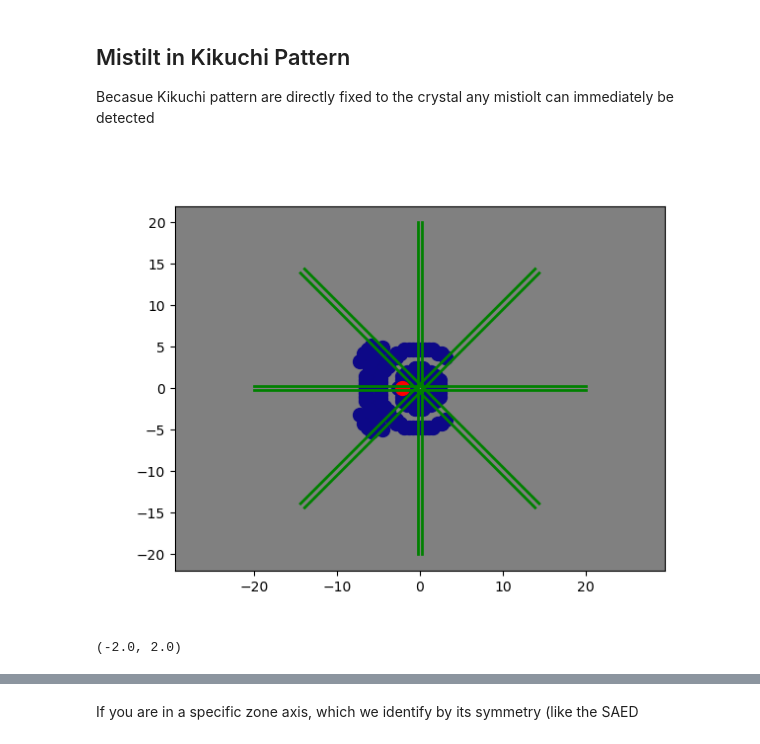
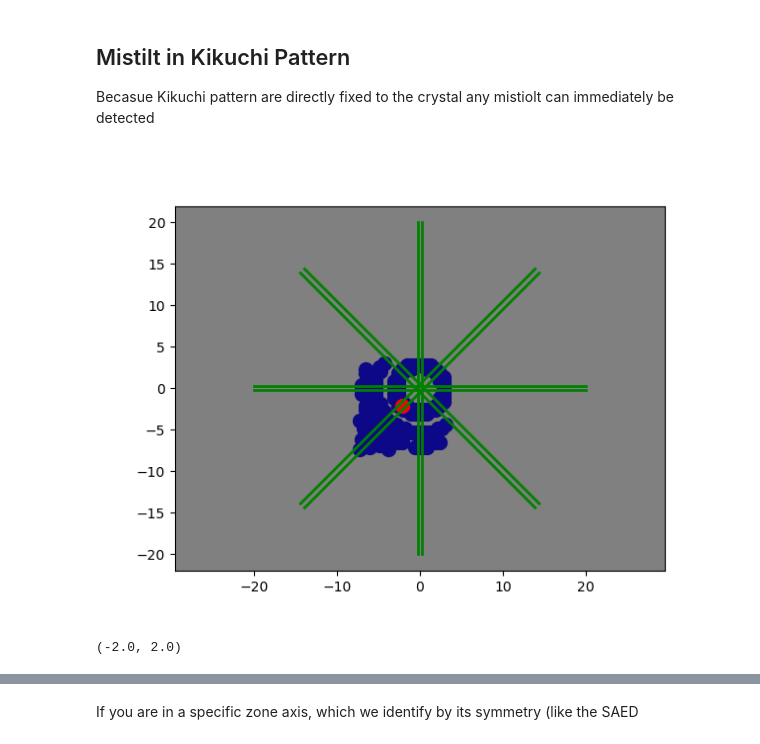
Before and after one commit to gduscher/MLSTEM2025, a Jupyter notebook: Day2/1b_Kikuchi.ipynb, the cells around one changed output, grey strips where cells are left out. Saved outputs shown, nothing was run; the diff lists cells and outputs as text; code cells hidden in the pictures.

```diff
--- a/Day2/1b_Kikuchi.ipynb
+++ b/Day2/1b_Kikuchi.ipynb
@@ -438,7 +437,7 @@ Becasue Kikuchi pattern are directly fixed to the crystal any mistiolt can immed
 # %%
 # -------Input ------ #
 mistilt_alpha = 3  # in degree
-mistilt_beta = 0.0
+mistilt_beta = 3.0
 # ------------------- #
 
 
@@ -454,34 +453,34 @@ atoms2.info['experimental'] = {'crystal_name': crystal_name,
                               'hkl_max': 21,   # Highest evaluated Miller indices
                               'zone_hkl': np.array([0, 0, 1]),
                               'mistilt_alpha degree': mistilt_alpha,
                               'mistilt_beta degree': mistilt_beta,
                               'plot_FOV': 2}
 
 ks.kinematic_scattering(atoms2)
 
 atoms2.info['output']=diff_plot.plotSAED_parameter()
 
 atoms2.info['output'].update({'plot Kikuchi': False,
                              'color Kikuchi': 'navy',
                              'background': 'gray',
                              'label size': 12,
                              'plot shift x': 0,
                              'plot shift y': 0,
                              'image gamma': 2,
                              'label color': 'skyblue',
                              'color zero': 'white',
                              'plot_labels': False})
 
 
 ############
 ## OUTPUT
 ############
 
 diff_plot.plot_diffraction_pattern(atoms2, grey=False)
 plt.gca().set_xlim(-2, 2)
 plt.gca().set_ylim(-2, 2)
 # %% [output]
-[figure, old version]
+[figure, new version]
 (-2.0, 2.0)
 # %% [markdown]
 ## Kikuchi Maps
```
Also changed, not shown: parts of 3 cells of this notebook, 4 other files.
